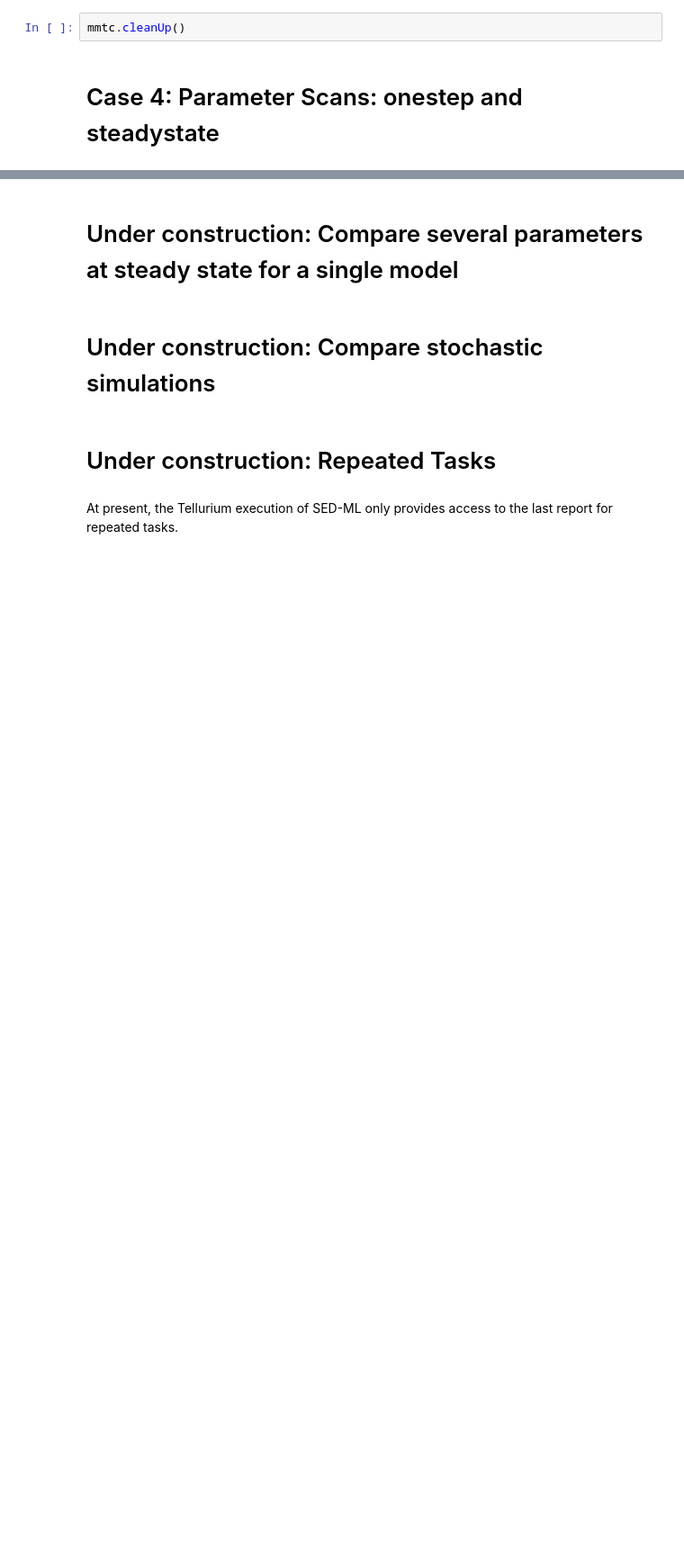
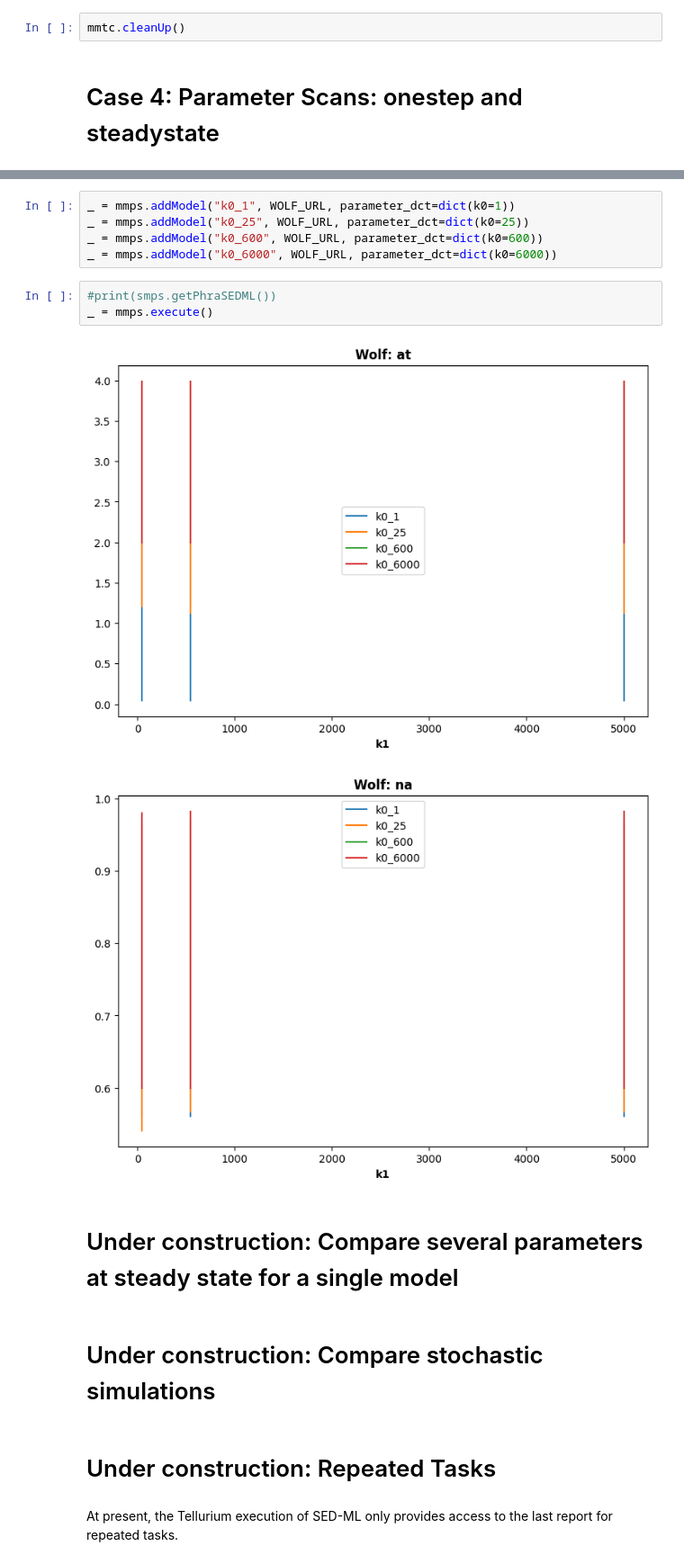
Before and after one commit to sys-bio/SimpleSEDML, a Jupyter notebook: examples/usage_examples.ipynb, the cells around one changed output, grey strips where cells are left out. Shown: that part at 90% size. Drawn from its saved outputs; the diff is of its cells as text; blank space fills up the shorter version.

```diff
--- a/examples/usage_examples.ipynb
+++ b/examples/usage_examples.ipynb
@@ -286,3 +313,14 @@ Reports only generate data for the last repeated task.
+# %%
+_ = mmps.addModel("k0_1", WOLF_URL, parameter_dct=dict(k0=1))
+_ = mmps.addModel("k0_25", WOLF_URL, parameter_dct=dict(k0=25))
+_ = mmps.addModel("k0_600", WOLF_URL, parameter_dct=dict(k0=600))
+_ = mmps.addModel("k0_6000", WOLF_URL, parameter_dct=dict(k0=6000))
+# %%
+#print(smps.getPhraSEDML())
+_ = mmps.execute()
+# %% [output]
+[figure, added]
+[figure, added]
 # %% [markdown]
 # Under construction: Compare several parameters at steady state for a single model
 # %% [markdown]
```
Also changed, not shown: parts of 13 cells of this notebook, 7 other files.
